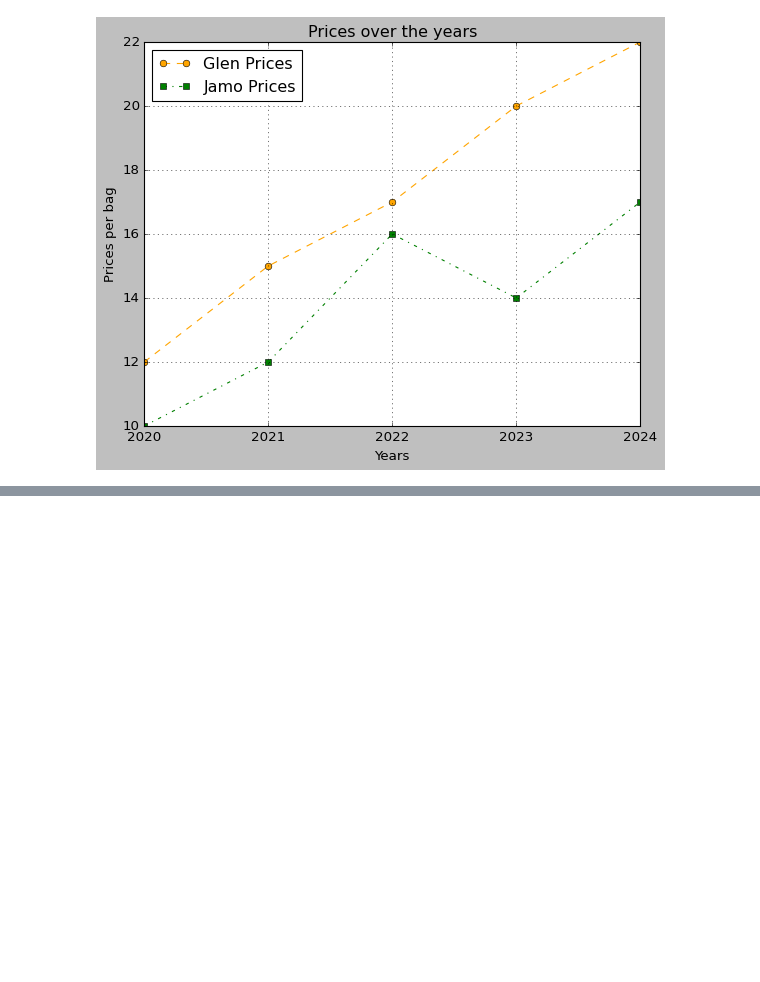
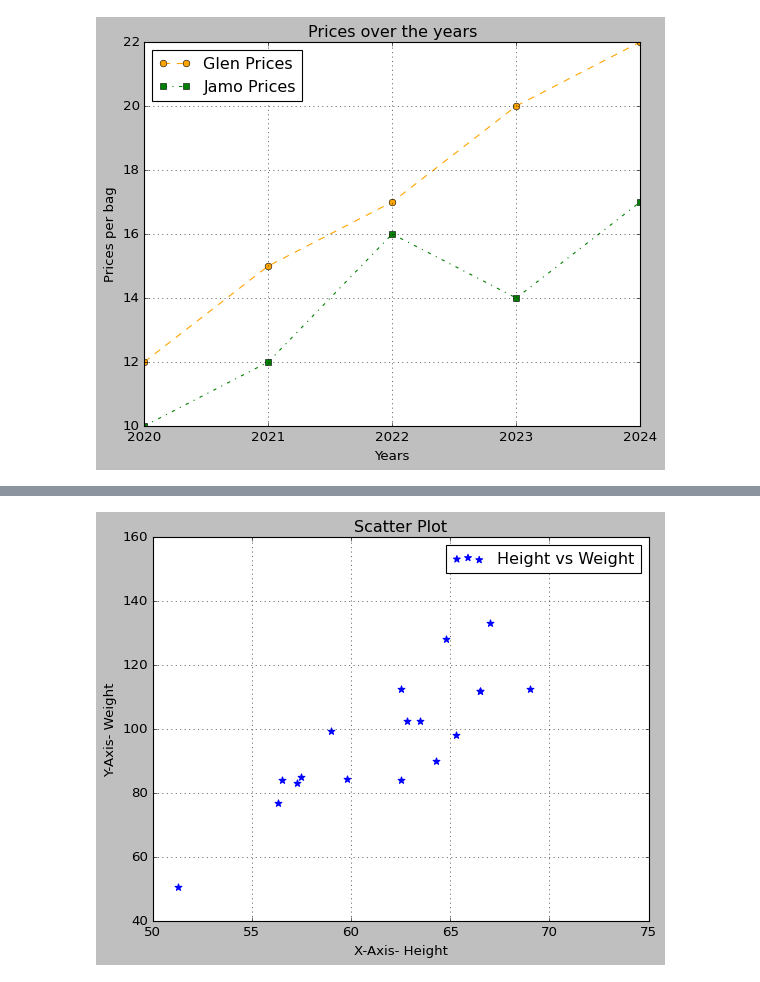
Before and after one commit to EllyOtty77/Data-Analytics, a Jupyter notebook: analysis/3.5 Visualization.ipynb, the cells around one changed output, grey strips where cells are left out. Saved outputs shown, nothing was run; the diff lists cells and outputs as text; code cells hidden in the pictures; blank space fills up the shorter version.

```diff
--- a/analysis/3.5 Visualization.ipynb
+++ b/analysis/3.5 Visualization.ipynb
@@ -86,0 +156,3 @@ plt.show()
+# %%
+df = pd.read_csv('class.csv')
+df.head()
@@ -86,0 +166,10 @@ plt.show()
+# %%
+plt.scatter(df["Height"],df["Weight"],color='b',marker='*',label='Height vs Weight',s=40)
+plt.xlabel("X-Axis- Height")
+plt.ylabel("Y-Axis- Weight")
+plt.title("Scatter Plot")
+plt.legend()
+plt.grid()
+plt.show()
+# %% [output]
+[figure, added]
```
Also changed, not shown: parts of 25 cells of this notebook, 2 other files.
